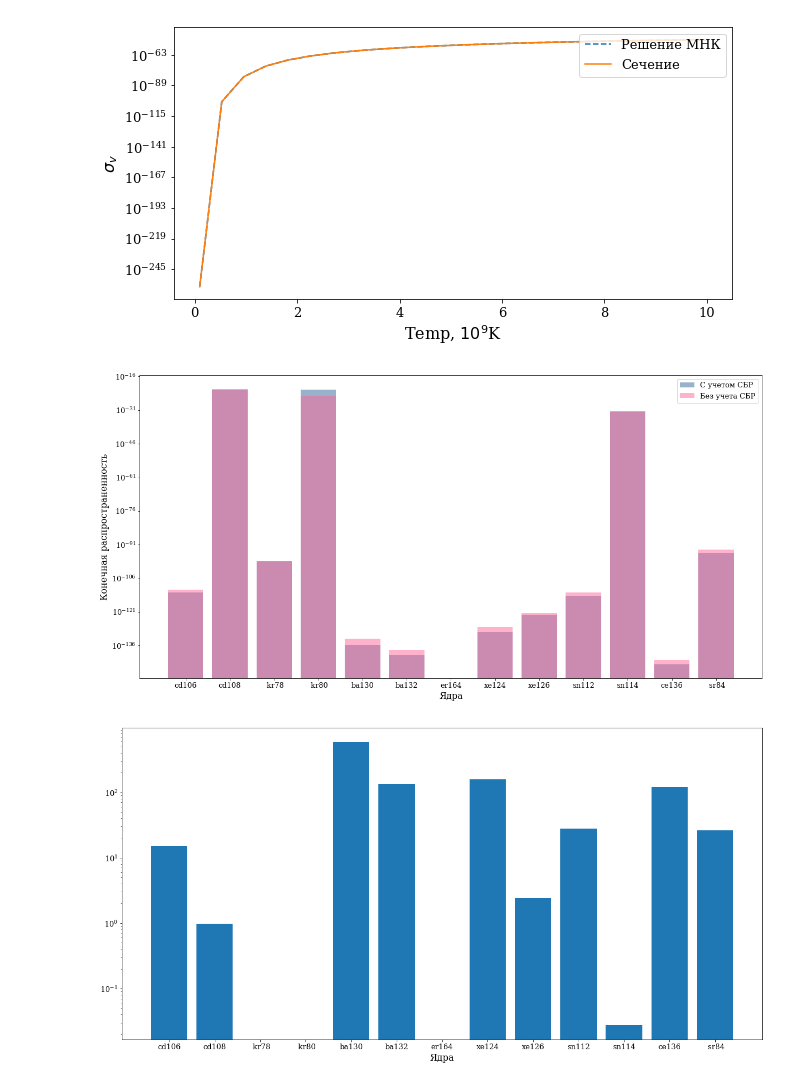
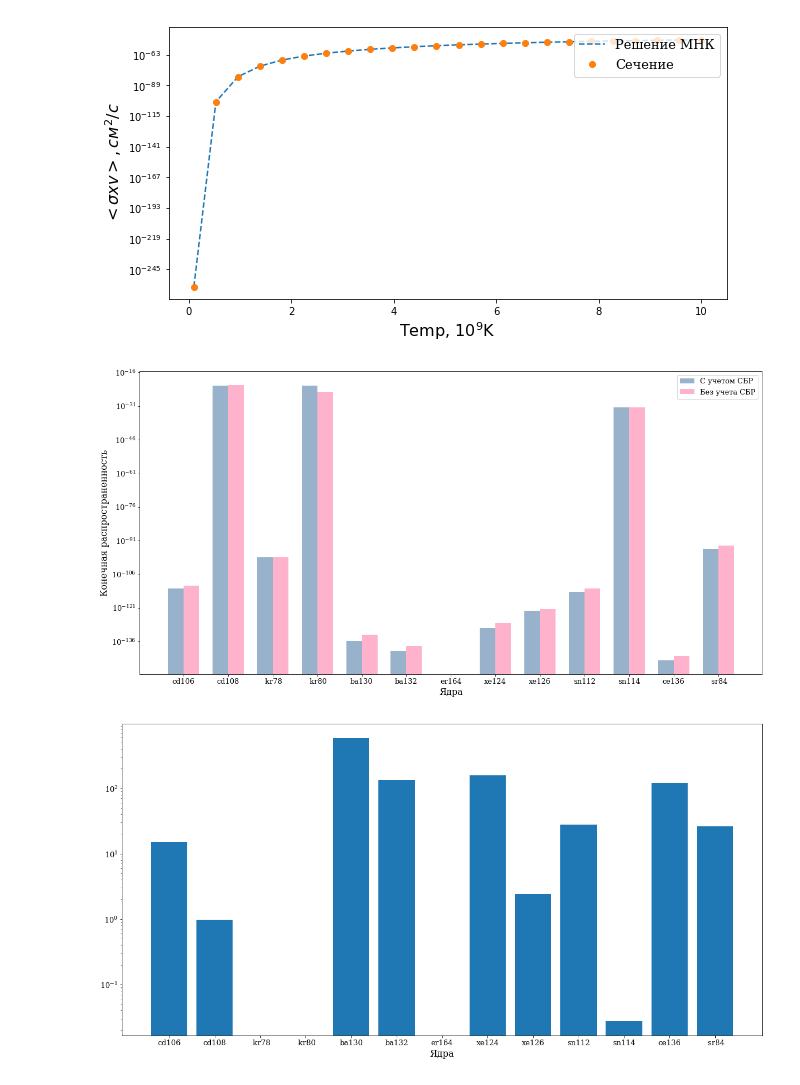
Before and after one commit to amakhno/Thesis, a Jupyter notebook: Plot.ipynb, the cells around one changed output. Saved outputs shown, nothing was run; the diff lists cells and outputs as text; code cells hidden in the pictures.

```diff
--- a/Plot.ipynb
+++ b/Plot.ipynb
@@ -24,13 +31,14 @@ lines = []
 for file_index in range(0, 10):
     x, y, names = Read_Two_Column_File('out-sig/' + onlyfiles[file_index])
     plt.rc('font', family='serif', size=13)
-    line1, = ax.plot(x, y, label='{0} $->$ {1}'.format(names[0], names[1]))
+    x_new, y_new = x, y
+    line1, = ax.plot(x_new, y_new, label='{0} $->$ {1}'.format(names[0], names[1]))
     lines.append(line1)
 
 ax.legend(handles=lines, loc=4)
 
 plt.xlabel('Temp, (K)',fontsize=16)
-plt.ylabel('$\sigma_v$',fontsize=16)
+plt.ylabel('$<\sigma  x  v>, см^2/с$',fontsize=16)
 plt.xlim(1e8 - 100000000, 1e10 + 100000000)
 ax.set_yscale('log')
 
@@ -52,10 +60,31 @@ for file_index in range(10, len(onlyfiles)):
 ax.legend(handles=lines, loc=4)
 
 plt.xlabel('Temp, (K)',fontsize=16)
-plt.ylabel('$\sigma_v$',fontsize=16)
+plt.ylabel('$<\sigma  x  v>, см^2/с$',fontsize=16)
 plt.xlim(1e8 - 100000000, 1e10 + 100000000)
 ax.set_yscale('log')
 
 fig.savefig("out-plot/sigma-full-2.png")
 plt.show()
+
+######## 3
+fig, ax = plt.subplots(figsize=(20,10))
+plt.rc('font', family='serif', size=13)
+lines = []
+
+
+x, y, names = Read_Two_Column_File('out-sig/xe130-cs130.txt')
+plt.rc('font', family='serif', size=13)
+line1, = ax.plot(x, y, label='{0} $->$ {1}'.format(names[0], names[1]))
+lines.append(line1)
+
+ax.legend(handles=lines, loc=4)
+
+plt.xlabel('Temp, (K)',fontsize=16)
+plt.ylabel('$<\sigma  x  v>, см^2/с$',fontsize=16)
+plt.xlim(1e8 - 100000000, 1e10 + 100000000)
+ax.set_yscale('log')
+
+fig.savefig("out-plot/xe130-cs130.png")
+plt.show()
 # %% [output]
@@ -114,11 +144,11 @@ def write_solution(filename ,multiply):
 
         plt.rc('font', family='serif', size=13)
         line1, = ax.plot(t_array, a1_array, label="Решение МНК", linestyle="--")
-        line2, = plt.plot(t_array, b1_array, label="Сечение")
+        line2, = plt.plot(t_array, b1_array, 'o', label="Сечение")
 
         ax.legend(handles=[line1, line2], loc=1)
         plt.xlabel('Temp, $10^{9}$K',fontsize=16)
-        plt.ylabel('$\sigma_v$',fontsize=16)
+        plt.ylabel('$<\sigma  x  v>, см^2/с$',fontsize=16)
         ax.set_yscale('log')
 
         fig.savefig("out-plot/compare-xe130-cs130.png")
@@ -129,7 +159,7 @@ def write_solution(filename ,multiply):
     return plot_solution(t_array, x_lstsq_full, False)
 y2 = write_solution('out-sig/xe130-cs130.txt', 1)
 # %% [output]
-[figure, old version]
+[figure, new version]
 # %%
 def Read_Three_Column_File(file_name, from_n, to_n):
     with open(file_name, 'r') as data:
@@ -146,37 +176,37 @@ def Read_Three_Column_File(file_name, from_n, to_n):
             else:
                 err_curr = 0
 
             l.append(p[0])
             my.append(my_curr)
             w_my.append(w_my_curr)
             err.append(err_curr)
 
     if ((from_n is not None) and (to_n is not None)):
         my = my[from_n:to_n]
         w_my = w_my[from_n:to_n]
         l = l[from_n:to_n]
         err = err[from_n:to_n]
     return my, w_my, l, err
 
 my,w_my,l, err = Read_Three_Column_File('outcome.1', None, None)
 
 fig, ax = plt.subplots(figsize=(20,10))
 
 x = np.arange(len(l))
-
+width = 0.35
 plt.rc('font', family='serif', size=13)
-line1 = ax.bar(x, my, label="С учетом СБР", linestyle="--", color=(0.2, 0.4, 0.6, 0.5))
-line2 = plt.bar(x, w_my, label="Без учета СБР", color=(1, 0.4, 0.6, 0.5))
+line1 = ax.bar(x - width/2, my, width, label="С учетом СБР", linestyle="--", color=(0.2, 0.4, 0.6, 0.5))
+line2 = plt.bar(x + width/2, w_my, width, label="Без учета СБР", color=(1, 0.4, 0.6, 0.5))
 plt.xticks(x, l)
 ax.legend(handles=[line1, line2], loc=1)
 plt.xlabel('Ядра',fontsize=16)
 plt.ylabel('Конечная распространенность',fontsize=16)
 ax.set_yscale('log')
 
 fig.savefig("out-plot/result.png")
 plt.show()
 # %% [output]
-[figure, old version]
+[figure, new version]
 # %%
 def Read_Three_Column_File(file_name, from_n, to_n):
     with open(file_name, 'r') as data:
```
Also changed, not shown: parts of 3 cells of this notebook, 10 other files.
